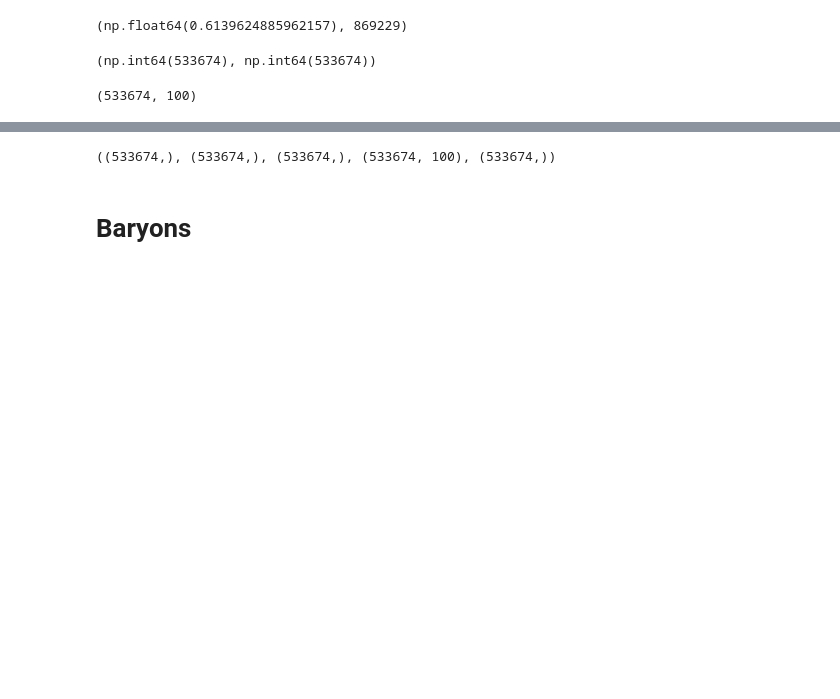
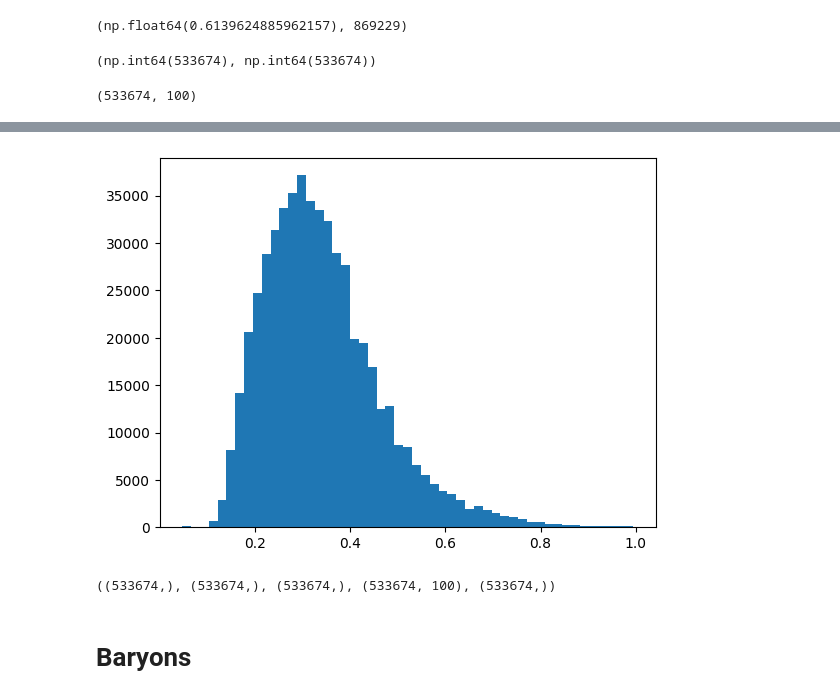
Before and after one commit to ismael-mendoza/multicam-tng-mah, a Jupyter notebook: notebooks/current/2025-10-27-haley-prepare-data.ipynb, the cells around one changed output, grey strips where cells are left out. Cells and saved outputs as stored; diff of their text form; code cells hidden in the pictures; blank space fills up the shorter version.

```diff
--- a/notebooks/current/2025-10-27-haley-prepare-data.ipynb
+++ b/notebooks/current/2025-10-27-haley-prepare-data.ipynb
@@ -75,3 +122,7 @@ a12 =  1 / (1 + t12)
+# %%
+plt.hist(a12, bins=51);
+# %% [output]
+[figure, added]
 # %%
 # apply mkas universally
 subfind_id = tdmo['subfind_id'][:, -1][mask]
```
Also changed, not shown: parts of 15 cells of this notebook.
